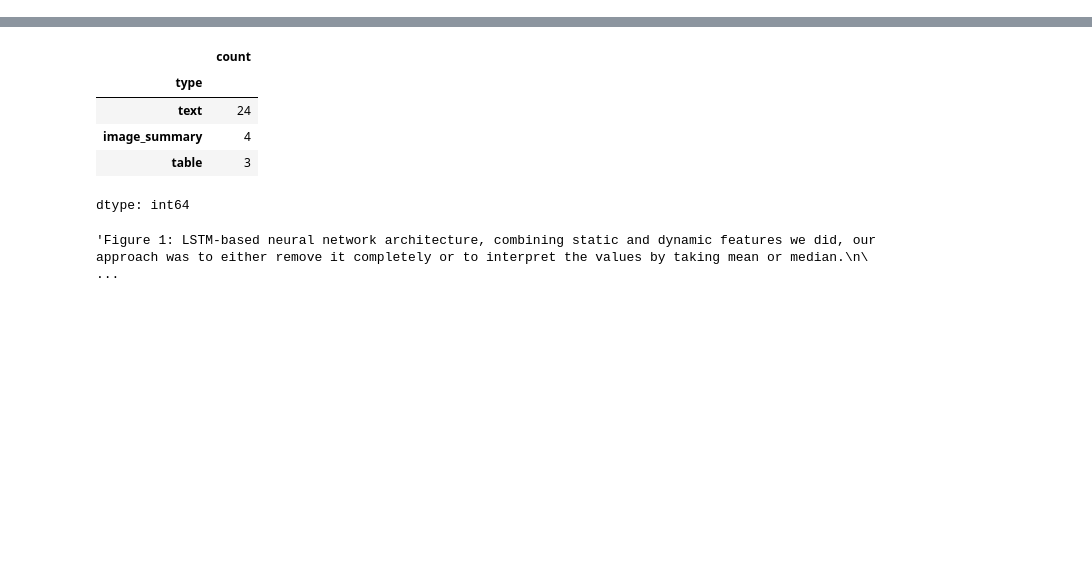
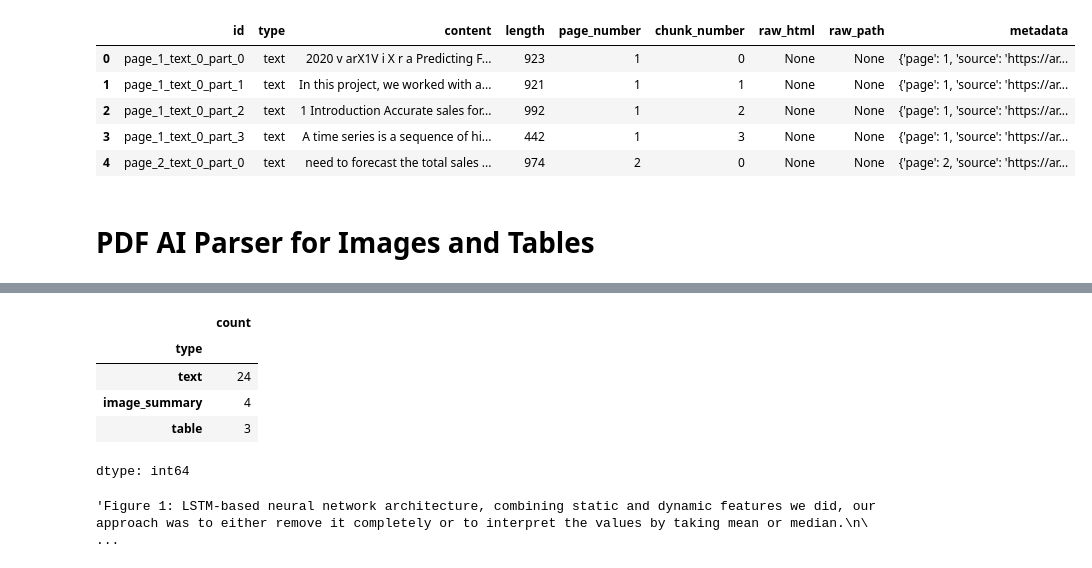
Before and after one commit to atmabodha/OpenNLP, a Jupyter notebook: AI for PDFs/Local_Agentic_RAG_System_PDF.ipynb, the cells around one changed output, grey strips where cells are left out. Drawn from its saved outputs; the diff is of its cells as text; code cells hidden in the pictures; blank space fills up the shorter version.

```diff
--- a/AI for PDFs/Local_Agentic_RAG_System_PDF.ipynb
+++ b/AI for PDFs/Local_Agentic_RAG_System_PDF.ipynb
@@ -358,0 +640,11 @@ WARNING:unstructured:No languages specified, defaulting to English.
+# %%
+raw_df.head()
+# %% [output]
+|  | id | type | content | length | page_number | chunk_number | raw_html | raw_path | metadata |
+| 0 | page_1_text_0_part_0 | text | 2020 v arX1V i X r a Predicting F... | 923 | 1 | 0 | None | None | {'page': 1, 'source': 'https://ar... |
+| 1 | page_1_text_0_part_1 | text | In this project, we worked with a... | 921 | 1 | 1 | None | None | {'page': 1, 'source': 'https://ar... |
+| 2 | page_1_text_0_part_2 | text | 1 Introduction Accurate sales for... | 992 | 1 | 2 | None | None | {'page': 1, 'source': 'https://ar... |
+| 3 | page_1_text_0_part_3 | text | A time series is a sequence of hi... | 442 | 1 | 3 | None | None | {'page': 1, 'source': 'https://ar... |
+| 4 | page_2_text_0_part_0 | text | need to forecast the total sales ... | 974 | 2 | 0 | None | None | {'page': 2, 'source': 'https://ar... |
+# %% [markdown]
+# PDF AI Parser for Images and Tables
```
Also changed, not shown: parts of 51 cells of this notebook, 2 other files.
